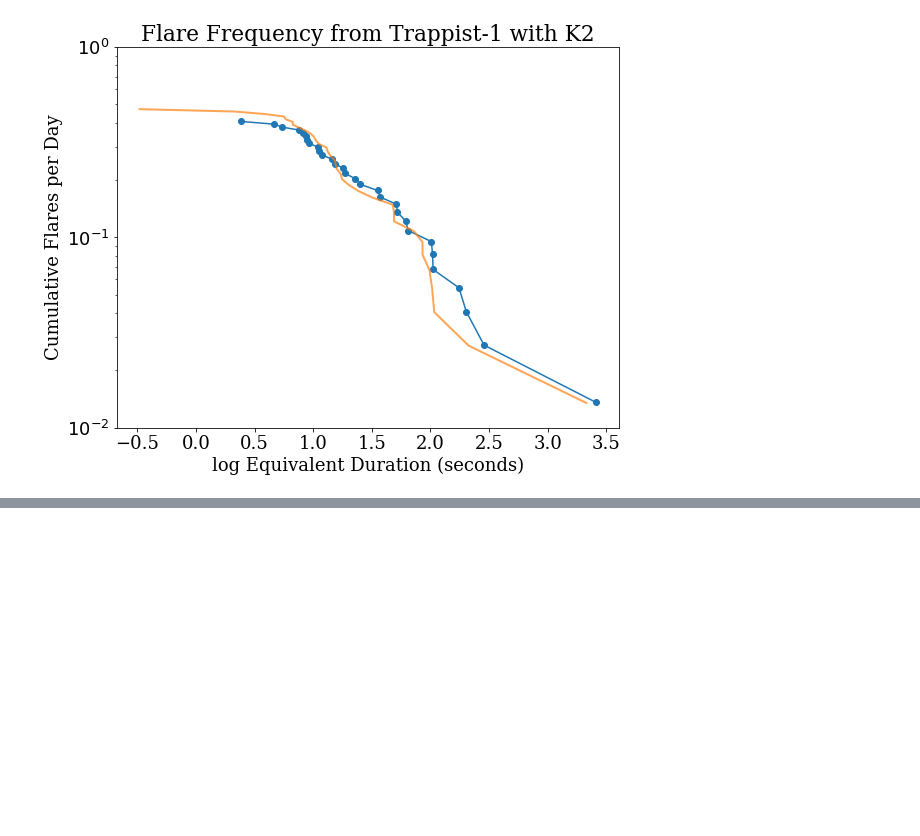
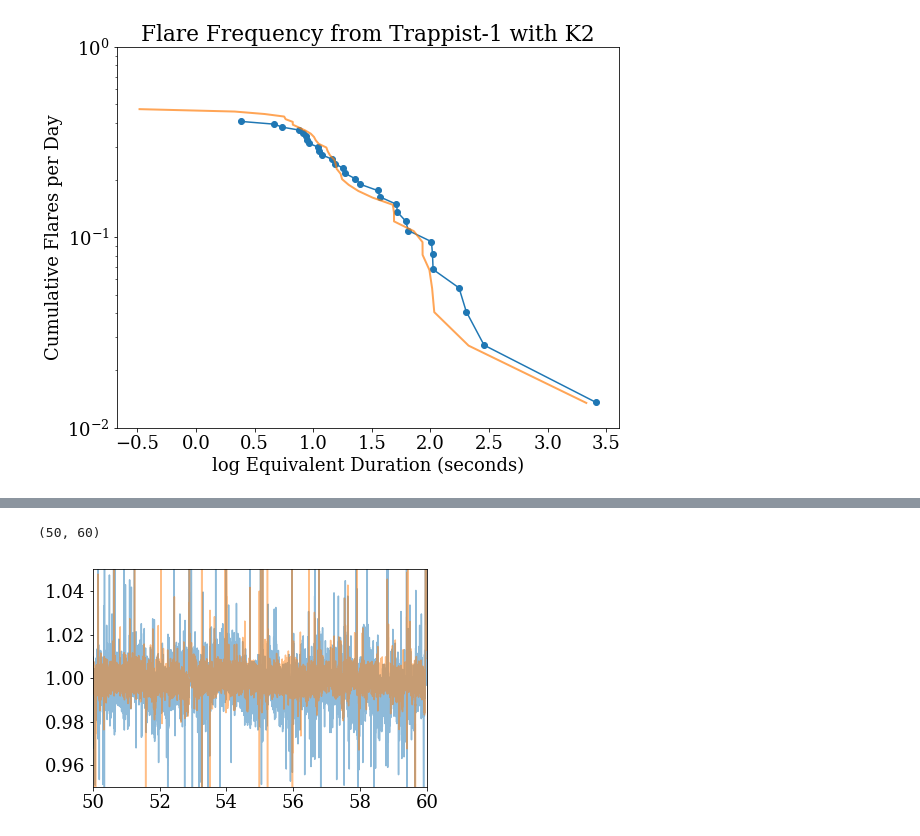
Before and after one commit to jradavenport/trappist-flares, a Jupyter notebook: explore.ipynb, the cells around one changed output, grey strips where cells are left out. Drawn from its saved outputs; the diff is of its cells as text; code cells hidden in the pictures; blank space fills up the shorter version.

```diff
--- a/explore.ipynb
+++ b/explore.ipynb
@@ -420,0 +432,18 @@ ffd_x.shape
+# %%
+# Check out the EVEREST light curves...
+# short cadence:
+eSLC = pd.read_table('sc_whitened.dat', names=('cnum', 'time', 'flux'), skiprows=1, delim_whitespace=True)
+# %%
+eok = np.where((eSLC['flux'].values > .9) & (eSLC['flux'].values < 1.2))
+fnorm = (fraw - np.nanmedian(fraw[x])) / np.nanmedian(fraw[x])
+
+plt.plot(time[x] + 2454833 - 2457700, fnorm[x]+1, alpha=0.5)
+plt.plot(eSLC['time'].values[eok], eSLC['flux'].values[eok], alpha=0.5)
+
+plt.ylim(.95,1.05)
+plt.xlim(50,60)
+
+# ANSWER: no real sign of rotation. not much use for me here
+# %% [output]
+(50, 60)
+[figure, added]
```
Also changed, not shown: parts of 14 cells of this notebook.
